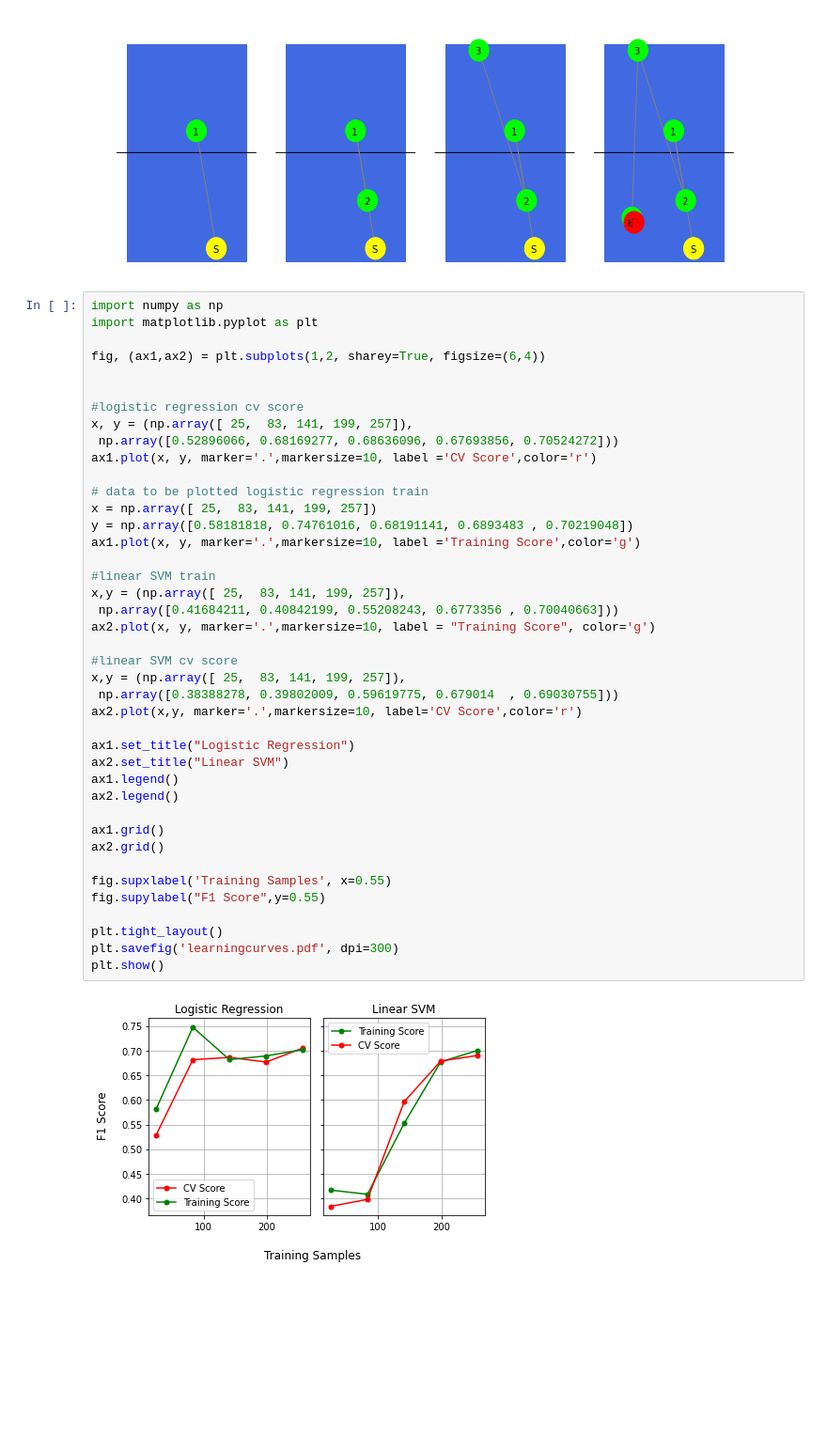
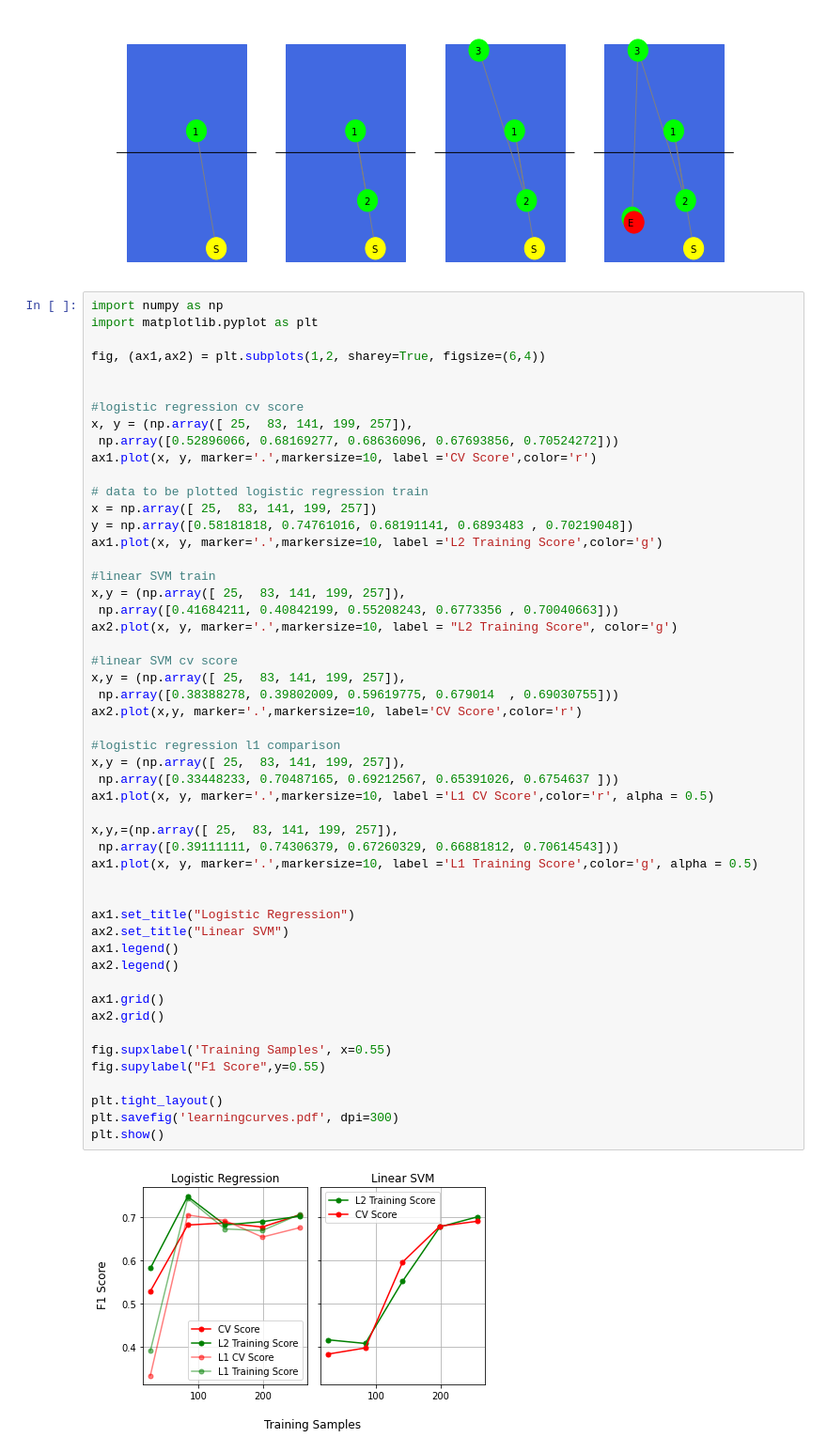
Before and after one commit to schiang28/Rouse, a Jupyter notebook: figuresandplots.ipynb, the cells around one changed output. Shown at 94% size. Saved outputs shown, nothing was run; the diff lists cells and outputs as text; blank space fills up the shorter version.

Commit message:
l1 vs l2 comparison

```diff
--- a/figuresandplots.ipynb
+++ b/figuresandplots.ipynb
@@ -234,33 +234,43 @@ x, y = (np.array([ 25,  83, 141, 199, 257]),
 ax1.plot(x, y, marker='.',markersize=10, label ='CV Score',color='r')
 
 # data to be plotted logistic regression train
 x = np.array([ 25,  83, 141, 199, 257])
 y = np.array([0.58181818, 0.74761016, 0.68191141, 0.6893483 , 0.70219048])
-ax1.plot(x, y, marker='.',markersize=10, label ='Training Score',color='g')
+ax1.plot(x, y, marker='.',markersize=10, label ='L2 Training Score',color='g')
 
 #linear SVM train
 x,y = (np.array([ 25,  83, 141, 199, 257]),
  np.array([0.41684211, 0.40842199, 0.55208243, 0.6773356 , 0.70040663]))
-ax2.plot(x, y, marker='.',markersize=10, label = "Training Score", color='g')
+ax2.plot(x, y, marker='.',markersize=10, label = "L2 Training Score", color='g')
 
 #linear SVM cv score
 x,y = (np.array([ 25,  83, 141, 199, 257]),
  np.array([0.38388278, 0.39802009, 0.59619775, 0.679014  , 0.69030755]))
 ax2.plot(x,y, marker='.',markersize=10, label='CV Score',color='r')
+
+#logistic regression l1 comparison
+x,y = (np.array([ 25,  83, 141, 199, 257]),
+ np.array([0.33448233, 0.70487165, 0.69212567, 0.65391026, 0.6754637 ]))
+ax1.plot(x, y, marker='.',markersize=10, label ='L1 CV Score',color='r', alpha = 0.5)
+
+x,y,=(np.array([ 25,  83, 141, 199, 257]),
+ np.array([0.39111111, 0.74306379, 0.67260329, 0.66881812, 0.70614543]))
+ax1.plot(x, y, marker='.',markersize=10, label ='L1 Training Score',color='g', alpha = 0.5)
+
 
 ax1.set_title("Logistic Regression")
 ax2.set_title("Linear SVM")
 ax1.legend()
 ax2.legend()
 
 ax1.grid()
 ax2.grid()
 
 fig.supxlabel('Training Samples', x=0.55)
 fig.supylabel("F1 Score",y=0.55)
 
 plt.tight_layout()
 plt.savefig('learningcurves.pdf', dpi=300)
 plt.show()
 # %% [output]
-[figure, old version]
+[figure, new version]
```
Also changed, not shown: 3 other files.
